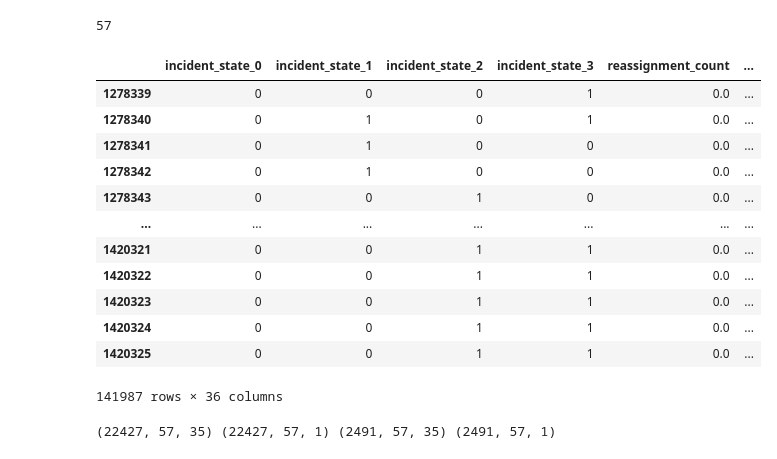
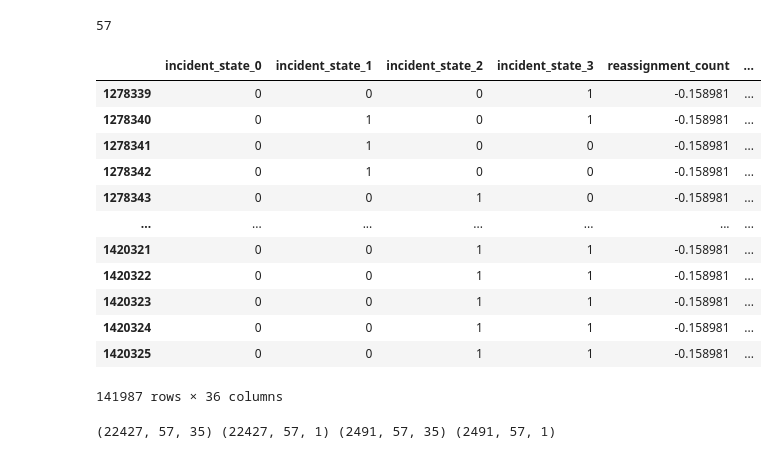
Before and after one commit to Stevert/ml_mayhem, a Jupyter notebook: nb/model.ipynb, the cells around one changed output. Cells and saved outputs as stored; diff of their text form; code cells hidden in the pictures.

```diff
--- a/nb/model.ipynb
+++ b/nb/model.ipynb
@@ -53,40 +53,40 @@ mdf=mdf.fillna(0)
 # %%
 #Split data into train test
 test_rows = 2491*time_steps #10% data for testing
 values=mdf.values
 train_rows=values.shape[0] - test_rows
 
 train = mdf.iloc[:train_rows, :].copy()
 test = mdf.iloc[train_rows:, :].copy()
 
-rbs = MinMaxScaler()
+rbs = StandardScaler()
 be = ce.BinaryEncoder()
 float_col_list = ['reassignment_count', 'reopen_count',
        'sys_mod_count', 'made_sla', 'impact', 'priority', 'knowledge',
        'u_priority_confirmation', 'time_taken_since_open', 'time_from_prev',
        'time_req_to_close']
 
 
 train.loc[:,float_col_list]=rbs.fit_transform(train.loc[:,float_col_list])
 train = be.fit_transform(train.iloc[:,1:])
 
 test.loc[:,float_col_list]=rbs.transform(test.loc[:,float_col_list])
 test = be.transform(test.iloc[:,1:])
 
 test
 # %% [output]
 |  | incident_state_0 | incident_state_1 | incident_state_2 | incident_state_3 | reassignment_count | ... |
-| 1278339 | 0 | 0 | 0 | 1 | 0.0 | ... |
-| 1278340 | 0 | 1 | 0 | 1 | 0.0 | ... |
-| 1278341 | 0 | 1 | 0 | 0 | 0.0 | ... |
-| 1278342 | 0 | 1 | 0 | 0 | 0.0 | ... |
-| 1278343 | 0 | 0 | 1 | 0 | 0.0 | ... |
+| 1278339 | 0 | 0 | 0 | 1 | -0.158981 | ... |
+| 1278340 | 0 | 1 | 0 | 1 | -0.158981 | ... |
+| 1278341 | 0 | 1 | 0 | 0 | -0.158981 | ... |
+| 1278342 | 0 | 1 | 0 | 0 | -0.158981 | ... |
+| 1278343 | 0 | 0 | 1 | 0 | -0.158981 | ... |
 | ... | ... | ... | ... | ... | ... | ... |
-| 1420321 | 0 | 0 | 1 | 1 | 0.0 | ... |
-| 1420322 | 0 | 0 | 1 | 1 | 0.0 | ... |
-| 1420323 | 0 | 0 | 1 | 1 | 0.0 | ... |
-| 1420324 | 0 | 0 | 1 | 1 | 0.0 | ... |
-| 1420325 | 0 | 0 | 1 | 1 | 0.0 | ... |
+| 1420321 | 0 | 0 | 1 | 1 | -0.158981 | ... |
+| 1420322 | 0 | 0 | 1 | 1 | -0.158981 | ... |
+| 1420323 | 0 | 0 | 1 | 1 | -0.158981 | ... |
+| 1420324 | 0 | 0 | 1 | 1 | -0.158981 | ... |
+| 1420325 | 0 | 0 | 1 | 1 | -0.158981 | ... |
 141987 rows × 36 columns
 # %%
 train_values = train.values
```
Also changed, not shown: parts of 6 cells of this notebook.
